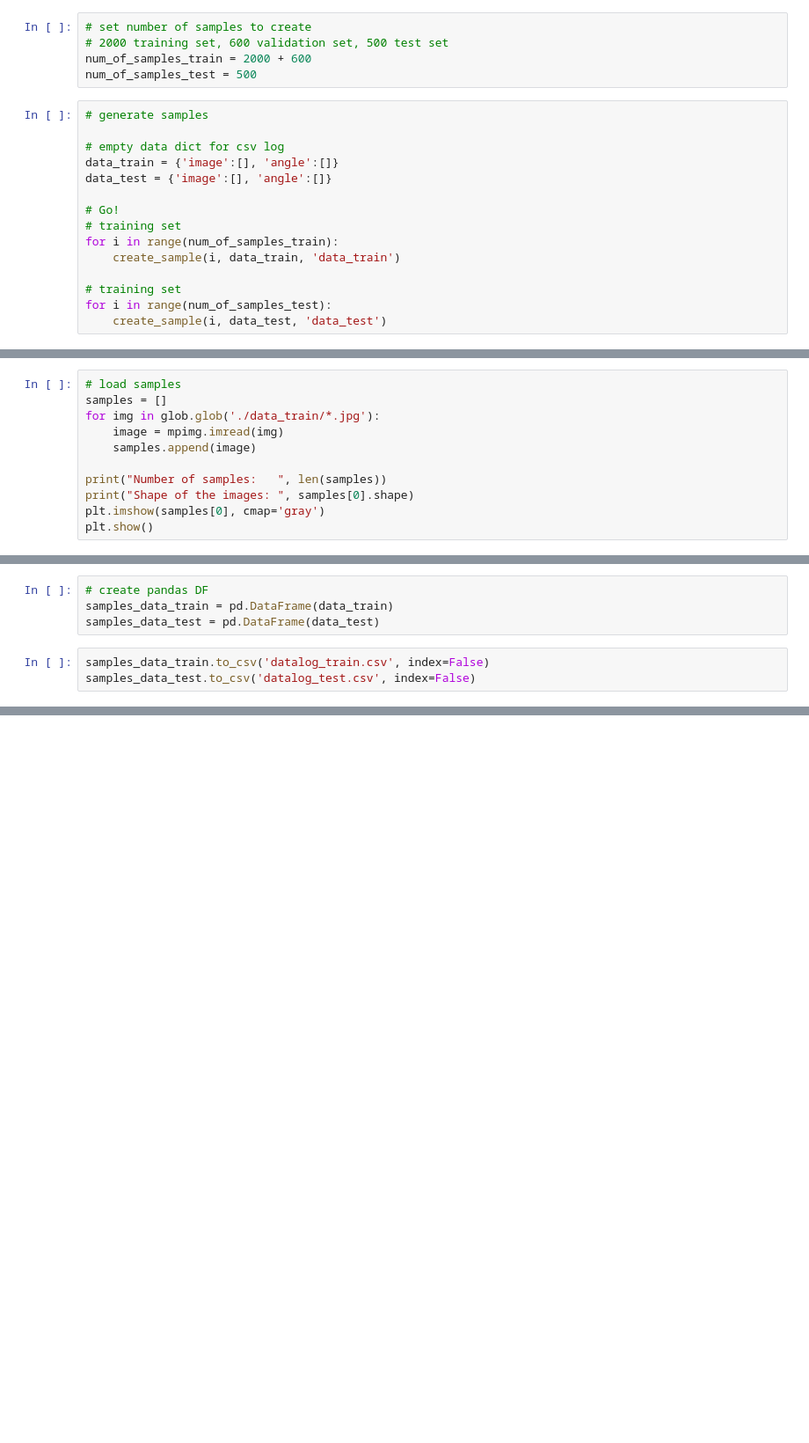
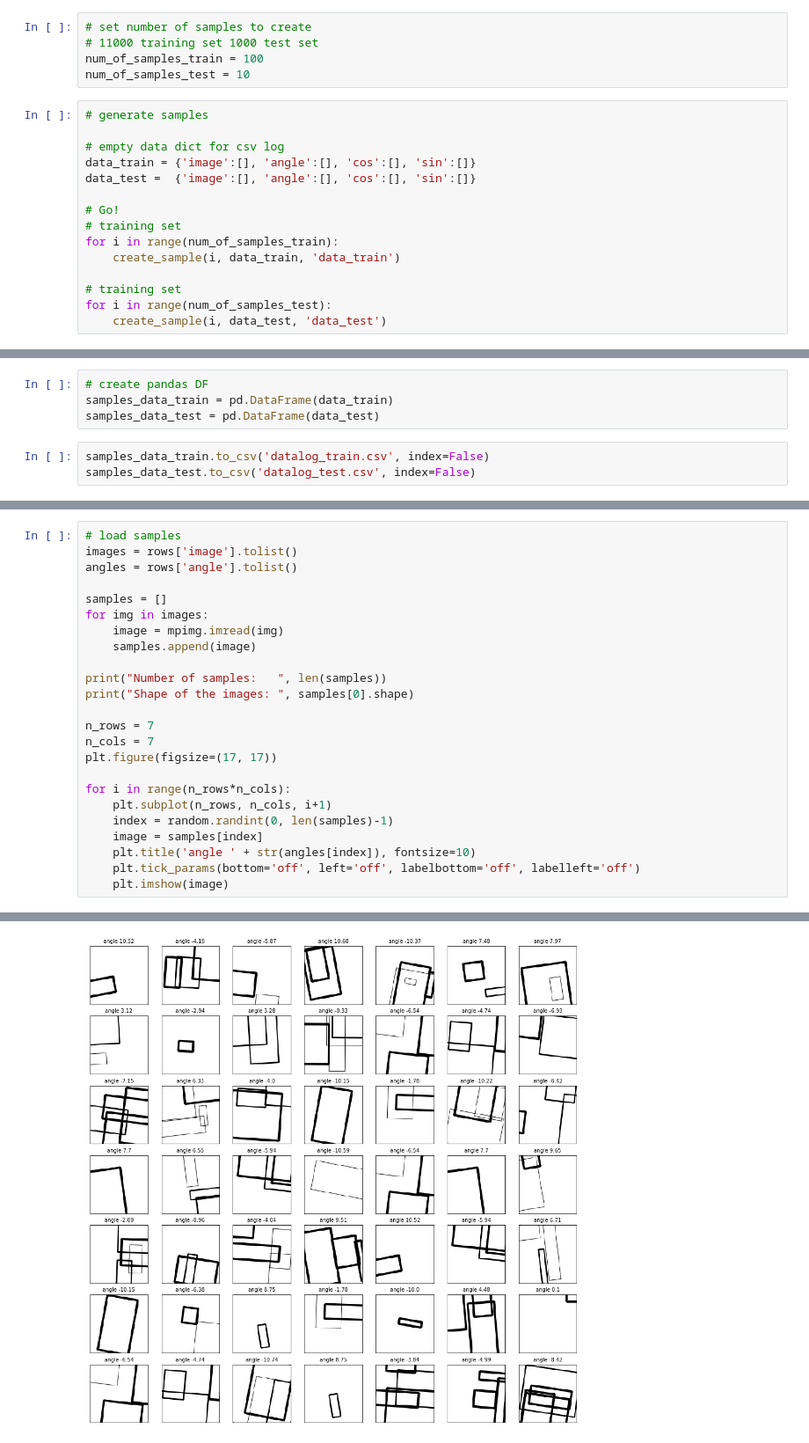
Before and after one commit to feklistoff/Guess-Angle-CNN-Project, a Jupyter notebook: dataset_generator.ipynb, the cells around one changed output, grey strips where cells are left out. Shown: that part at 88% size. Drawn from its saved outputs; the diff is of its cells as text; blank space fills up the shorter version.

```diff
--- a/dataset_generator.ipynb
+++ b/dataset_generator.ipynb
@@ -115,14 +144,14 @@ def create_sample(index, data, category):
 # %%
 # set number of samples to create
-# 2000 training set, 600 validation set, 500 test set
-num_of_samples_train = 2000 + 600
-num_of_samples_test = 500
+# 11000 training set 1000 test set
+num_of_samples_train = 100
+num_of_samples_test = 10
 # %%
 # generate samples
 
 # empty data dict for csv log
-data_train = {'image':[], 'angle':[]}
-data_test = {'image':[], 'angle':[]}
+data_train = {'image':[], 'angle':[], 'cos':[], 'sin':[]}
+data_test =  {'image':[], 'angle':[], 'cos':[], 'sin':[]}
 
 # Go!
 # training set
@@ -137,11 +163,0 @@ for i in range(num_of_samples_test):
-# %%
-# load samples
-samples = []
-for img in glob.glob('./data_train/*.jpg'):
-    image = mpimg.imread(img)
-    samples.append(image)
-
-print("Number of samples:   ", len(samples))
-print("Shape of the images: ", samples[0].shape)
-plt.imshow(samples[0], cmap='gray')
-plt.show()
@@ -174,0 +189,25 @@ rows.describe()
+# %%
+# load samples
+images = rows['image'].tolist()
+angles = rows['angle'].tolist()
+
+samples = []
+for img in images:
+    image = mpimg.imread(img)
+    samples.append(image)
+
+print("Number of samples:   ", len(samples))
+print("Shape of the images: ", samples[0].shape)
+
+n_rows = 7
+n_cols = 7
+plt.figure(figsize=(17, 17))
+
+for i in range(n_rows*n_cols):
+    plt.subplot(n_rows, n_cols, i+1)
+    index = random.randint(0, len(samples)-1)
+    image = samples[index]
+    plt.title('angle ' + str(angles[index]), fontsize=10)
+    plt.tick_params(bottom='off', left='off', labelbottom='off', labelleft='off')
+    plt.imshow(image)
+# %% [output]
@@ -174,0 +216 @@ rows.describe()
+[figure, added]
```
Also changed, not shown: parts of 16 cells of this notebook.
